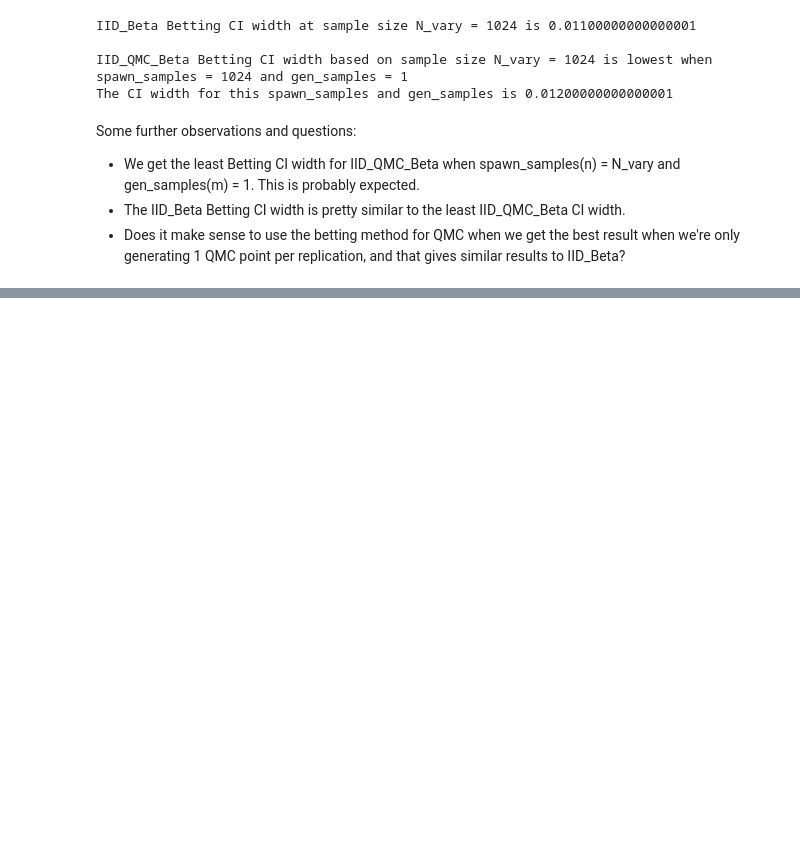
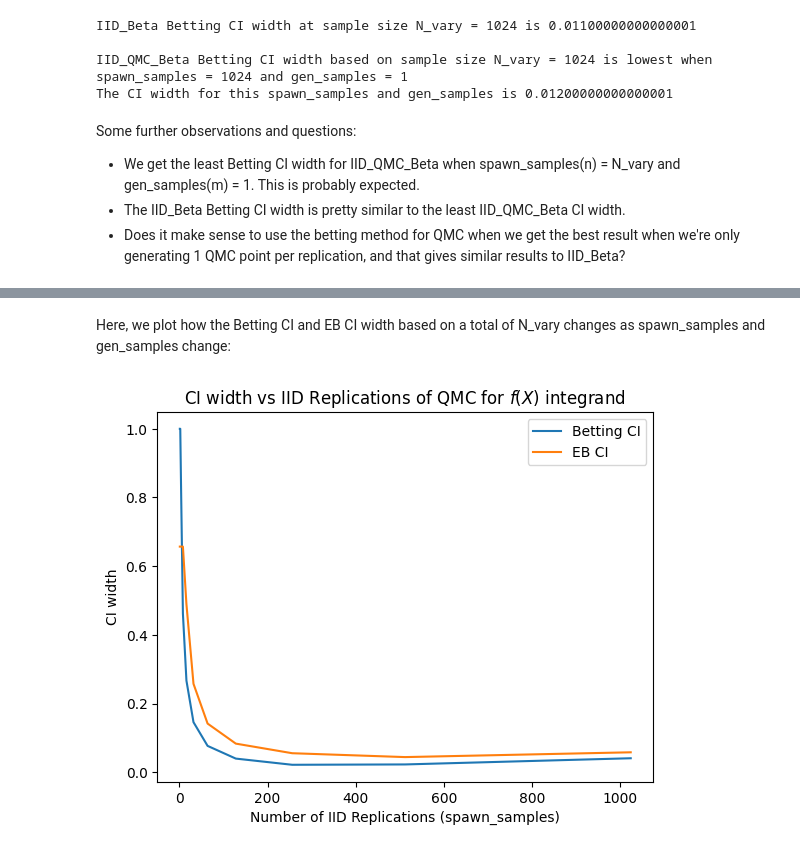
Before and after one commit to aaditj1962161/Betting-Paper-Simulations-for-QMC, a Jupyter notebook: simulations/Fixed-time/Betting IID vs QMC.ipynb, the cells around one changed output, grey strips where cells are left out. Saved outputs shown, nothing was run; the diff lists cells and outputs as text; code cells hidden in the pictures; blank space fills up the shorter version.

```diff
--- a/simulations/Fixed-time/Betting IID vs QMC.ipynb
+++ b/simulations/Fixed-time/Betting IID vs QMC.ipynb
@@ -248,0 +283,10 @@ Some further observations and questions:
+# %%
+iid = qp.IIDStdUniform(1,seed=7) # IID generator
+x_iid_integrand = iid.gen_samples(N_vary).flatten()
+y_iid_integrand = f(x_iid_integrand)
+lower_bound_iid_integrand_bet,upper_bound_iid_integrand_bet = betting_ci_seq(y_iid_integrand, times=np.array([N_vary]), alpha=alpha, parallel=True, m_trunc=True, trunc_scale=3 / 4)
+    # Getting the sequential Betting CI according to the code from the paper above
+ci_iid_integrand_bet = upper_bound_iid_integrand_bet[0] - lower_bound_iid_integrand_bet[0] # The Betting CI based on N_vary
+lower_bound_iid_integrand_eb,upper_bound_iid_integrand_eb = predmix_empbern_ci_seq(y_iid_integrand, times=np.array([N_vary]), alpha=alpha, parallel=True, truncation =1/2)
+    # Getting the sequential EB CI according to the code from the paper above
+ci_iid_integrand_eb = upper_bound_iid_integrand_eb[0] - lower_bound_iid_integrand_eb[0] # The EB CI based on N_vary
@@ -248,0 +298,14 @@ Some further observations and questions:
+# %%
+distribution=qp.DigitalNetB2(1,seed=7) # The QMC samples generator
+ci_vector_qmc_integrand_bet = [] # The list of Betting CIs for different gen_samples and spawn_samples
+ci_vector_qmc_integrand_eb = [] # The list of EB CIs for different gen_samples and spawn_samples
+for i in range (len(spawn_samples_vary)):
+    y_rld_means,y_rld = gen_qmc_samples_iid(distribution=distribution,spawn_samples=spawn_samples_vary[i],gen_samples=gen_samples_vary[i],function=f)
+    lower_bound_qmc_integrand_bet,upper_bound_qmc_integrand_bet = betting_ci_seq(y_rld_means, times=np.array([spawn_samples_vary[i]]), alpha=alpha, parallel=True, m_trunc=True, trunc_scale=3 / 4)
+    # Getting the sequential Betting CI according to the code from the paper above
+    ci_vector_qmc_integrand_bet.append(upper_bound_qmc_integrand_bet[0] - lower_bound_qmc_integrand_bet[0]) # adding the current Betting CI to the vector
+    lower_bound_qmc_integrand_eb,upper_bound_qmc_integrand_eb = predmix_empbern_ci_seq(y_rld_means, times=np.array([spawn_samples_vary[i]]), alpha=alpha, parallel=True, truncation=1 / 2)
+    # Getting the sequential EB CI according to the code from the paper above
+    ci_vector_qmc_integrand_eb.append(upper_bound_qmc_integrand_eb[0] - lower_bound_iid_integrand_eb[0]) # # adding the current EB CI to the vector
+ci_vector_qmc_integrand_bet = np.array(ci_vector_qmc_integrand_bet)
+ci_vector_qmc_integrand_eb = np.array(ci_vector_qmc_integrand_eb)
@@ -248,0 +330,11 @@ Some further observations and questions:
+# %% [markdown]
+Here, we plot how the Betting CI and EB CI width based on a total of N_vary changes as spawn_samples and gen_samples change:
+# %%
+plt.plot(spawn_samples_vary,ci_vector_qmc_integrand_bet, label = "Betting CI");
+plt.plot(spawn_samples_vary,ci_vector_qmc_integrand_eb, label = "EB CI");
+plt.xlabel("Number of IID Replications (spawn_samples)");
+plt.ylabel("CI width");
+plt.title("CI width vs IID Replications of QMC for $f(X)$ integrand");
+plt.legend();
+# %% [output]
+[figure, added]
```
Also changed, not shown: parts of 31 cells of this notebook.
